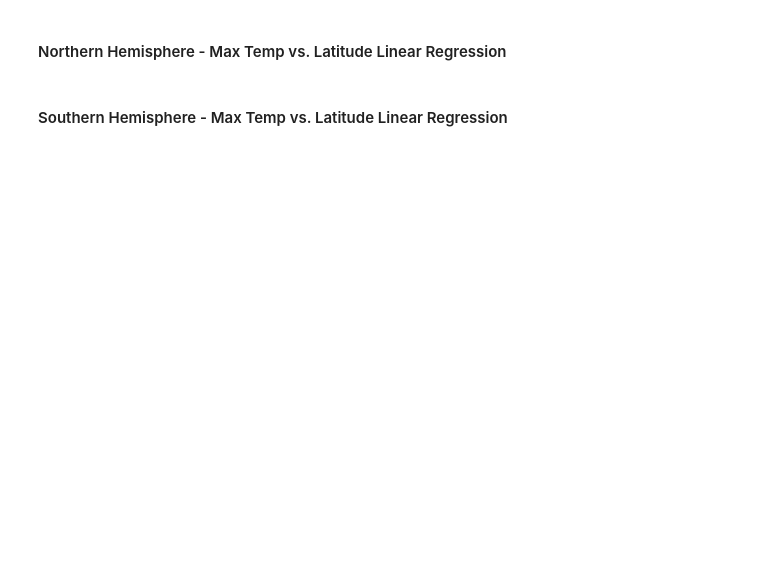
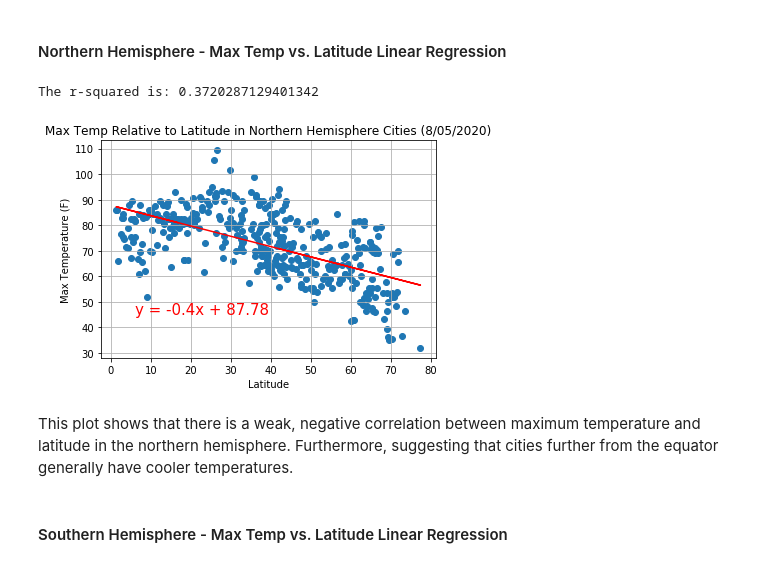
Before and after one commit to ckaady/python-api-challenge, a Jupyter notebook: WeatherPy/WeatherPy.ipynb, the cells around one changed output. Drawn from its saved outputs; the diff is of its cells as text; code cells hidden in the pictures; blank space fills up the shorter version.

```diff
--- a/WeatherPy/WeatherPy.ipynb
+++ b/WeatherPy/WeatherPy.ipynb
@@ -303,22 +327,25 @@ south_hem_df = cleaned_weather_df.loc[(cleaned_weather_df["Lat"] >= -90) & (clea
 # %% [markdown]
 ####  Northern Hemisphere - Max Temp vs. Latitude Linear Regression
 # %%
-#AttributeError: 'float' object has no attribute 'shape'
-# x_values = north_hem["Lat"]
-# y_values = north_hem["Max_Temp"]
-# (slope, intercept, rvalue, pvalue, stderr) = linregress(x_values, y_values)
-# regress_values = x_values * slope + intercept
-# line_eq = "y = " + str(round(slope,2)) + "x + " + str(round(intercept,2))
-# plt.scatter(x_values,y_values)
-# plt.plot(x_values,regress_values,"r-")
-# plt.annotate(line_eq,(6,45),fontsize=15,color="red")
-# plt.title("Max Temp Relative to Latitude in Northern Hemisphere Cities (8/03/2020)")
-# plt.xlabel("Latitude")
-# plt.ylabel("Max Temperature (F)")
-# plt.grid(True)
-# print(f"The r-squared is: {rvalue**2}")
-# plt.show()
-
-# latitude_lin_regress(north_hem_df, f"Northern Hemisphere - Max Temp vs. Latitude Linear Regression (08/05/2020)", 'Max Temp (F)', (10,40))
+x_values = north_hem_df["Lat"]
+y_values = north_hem_df["Max Temp (F)"]
+(slope, intercept, rvalue, pvalue, stderr) = linregress(x_values.tolist(), y_values.tolist())
+regress_values = x_values * slope + intercept
+line_eq = "y = " + str(round(slope,2)) + "x + " + str(round(intercept,2))
+plt.scatter(x_values,y_values)
+plt.plot(x_values,regress_values,"r-")
+plt.annotate(line_eq,(6,45),fontsize=15,color="red")
+plt.title("Max Temp Relative to Latitude in Northern Hemisphere Cities (8/05/2020)")
+plt.xlabel("Latitude")
+plt.ylabel("Max Temperature (F)")
+plt.grid(True)
+print(f"The r-squared is: {rvalue**2}")
+plt.savefig('output_data/NorthHemMaxTempVsLat.png')
+plt.show()
+# %% [output]
+The r-squared is: 0.3720287129401342
+[figure, added]
+# %% [markdown]
+This plot shows that there is a weak, negative correlation between maximum temperature and latitude in the northern hemisphere. Furthermore, suggesting that cities further from the equator generally have cooler temperatures.
 # %% [markdown]
 ####  Southern Hemisphere - Max Temp vs. Latitude Linear Regression
```
Also changed, not shown: parts of 30 cells of this notebook, 9 other files.
